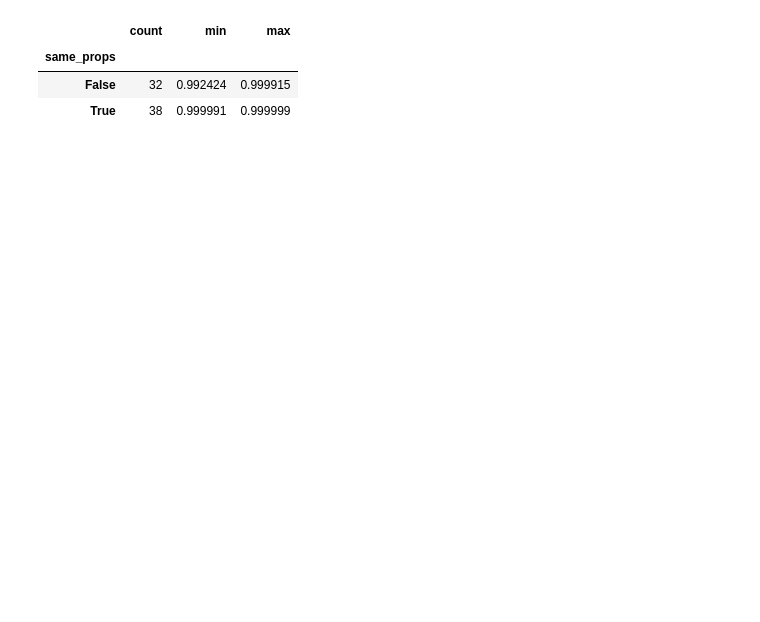
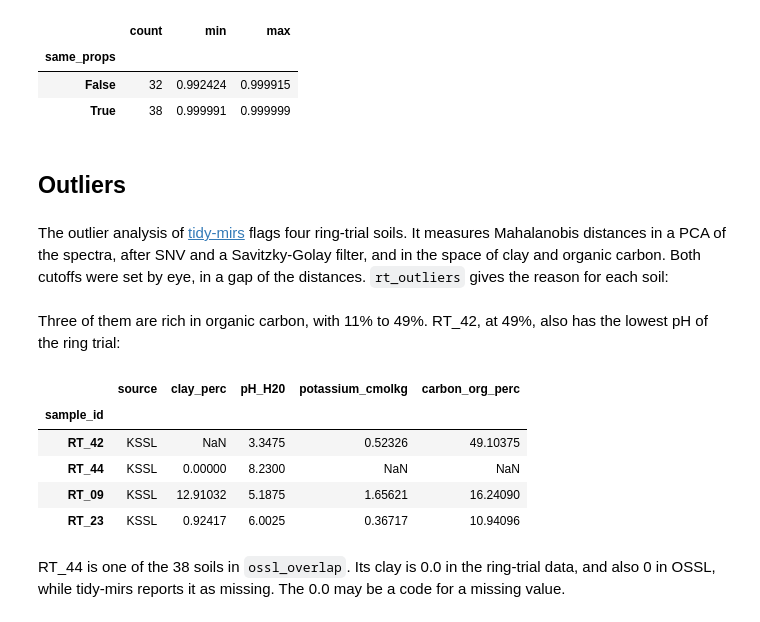
Before and after one commit to franckalbinet/ossl-rt-transfer, a Jupyter notebook: nbs/00_data.ipynb, the cells around one changed output. Drawn from its saved outputs; the diff is of its cells as text; code cells hidden in the pictures; blank space fills up the shorter version.

```diff
--- a/nbs/00_data.ipynb
+++ b/nbs/00_data.ipynb
@@ -220,3 +220,29 @@ matches.groupby('same_props')['corr'].agg(['count', 'min', 'max'])
 | same_props |  |  |  |
 | False | 32 | 0.992424 | 0.999915 |
 | True | 38 | 0.999991 | 0.999999 |
+# %% [markdown]
+## Outliers
+# %% [markdown]
+The outlier analysis of [tidy-mirs](https://fr.anckalbi.net/tidy-mirs/5-outlier-detection.html) flags four ring-trial soils. It measures Mahalanobis distances in a PCA of the spectra, after SNV and a Savitzky-Golay filter, and in the space of clay and organic carbon. Both cutoffs were set by eye, in a gap of the distances. `rt_outliers` gives the reason for each soil:
+# %%
+#| export
+rt_outliers = { # Ring-trial soil flagged by tidy-mirs: the reason
+    'RT_42': 'spectrum: distance above the cutoff of 1.9 in the PCA',
+    'RT_44': 'spectrum: distance above the cutoff of 1.9 in the PCA',
+    'RT_09': 'clay and organic carbon: distance above the cutoff of 3',
+    'RT_23': 'clay and organic carbon: distance above the cutoff of 3',
+}
+# %% [markdown]
+Three of them are rich in organic carbon, with 11% to 49%. RT_42, at 49%, also has the lowest pH of the ring trial:
+# %%
+#| rtdata
+rt['KSSL'].source.loc[list(rt_outliers), ['source', 'clay_perc', 'pH_H20', 'potassium_cmolkg', 'carbon_org_perc']]
+# %% [output]
+|  | source | clay_perc | pH_H20 | potassium_cmolkg | carbon_org_perc |
+| sample_id |  |  |  |  |  |
+| RT_42 | KSSL | NaN | 3.3475 | 0.52326 | 49.10375 |
+| RT_44 | KSSL | 0.00000 | 8.2300 | NaN | NaN |
+| RT_09 | KSSL | 12.91032 | 5.1875 | 1.65621 | 16.24090 |
+| RT_23 | KSSL | 0.92417 | 6.0025 | 0.36717 | 10.94096 |
+# %% [markdown]
+RT_44 is one of the 38 soils in `ossl_overlap`. Its clay is 0.0 in the ring-trial data, and also 0 in OSSL, while tidy-mirs reports it as missing. The 0.0 may be a code for a missing value.
```
Also changed, not shown: parts of 1 cell of this notebook, 8 other files.
